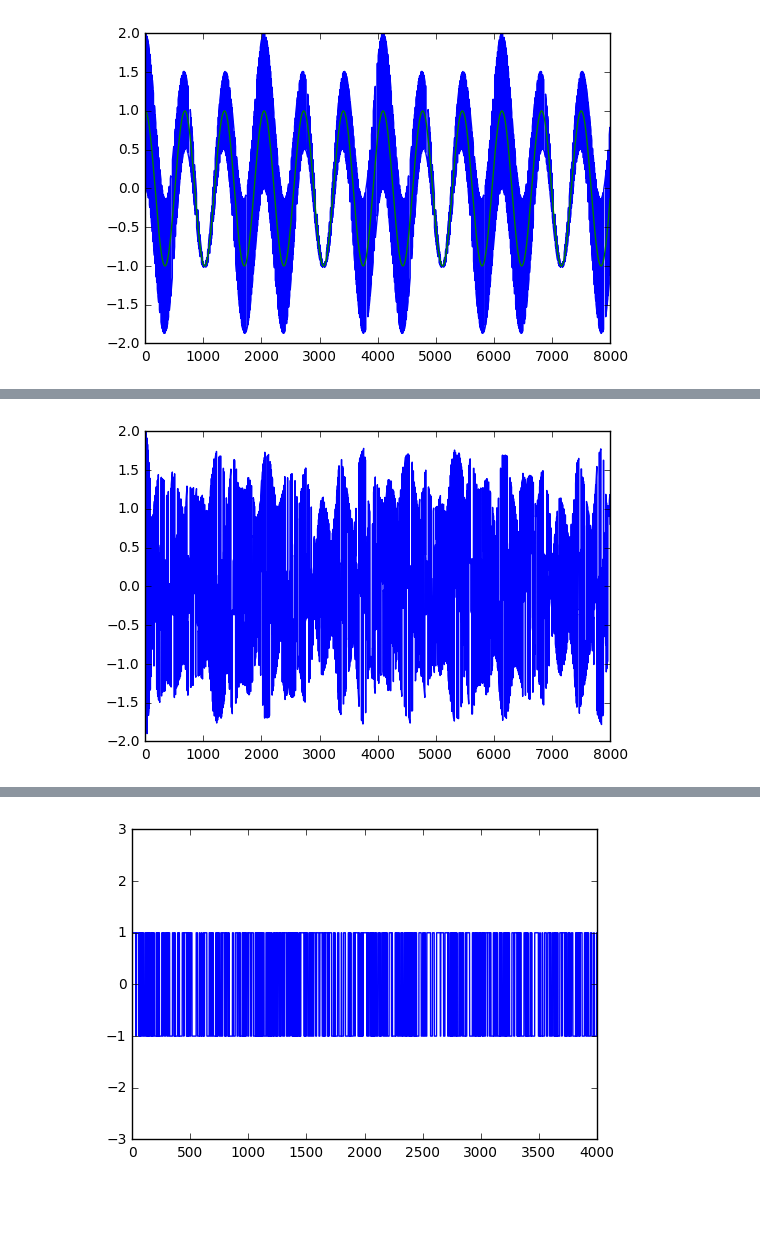
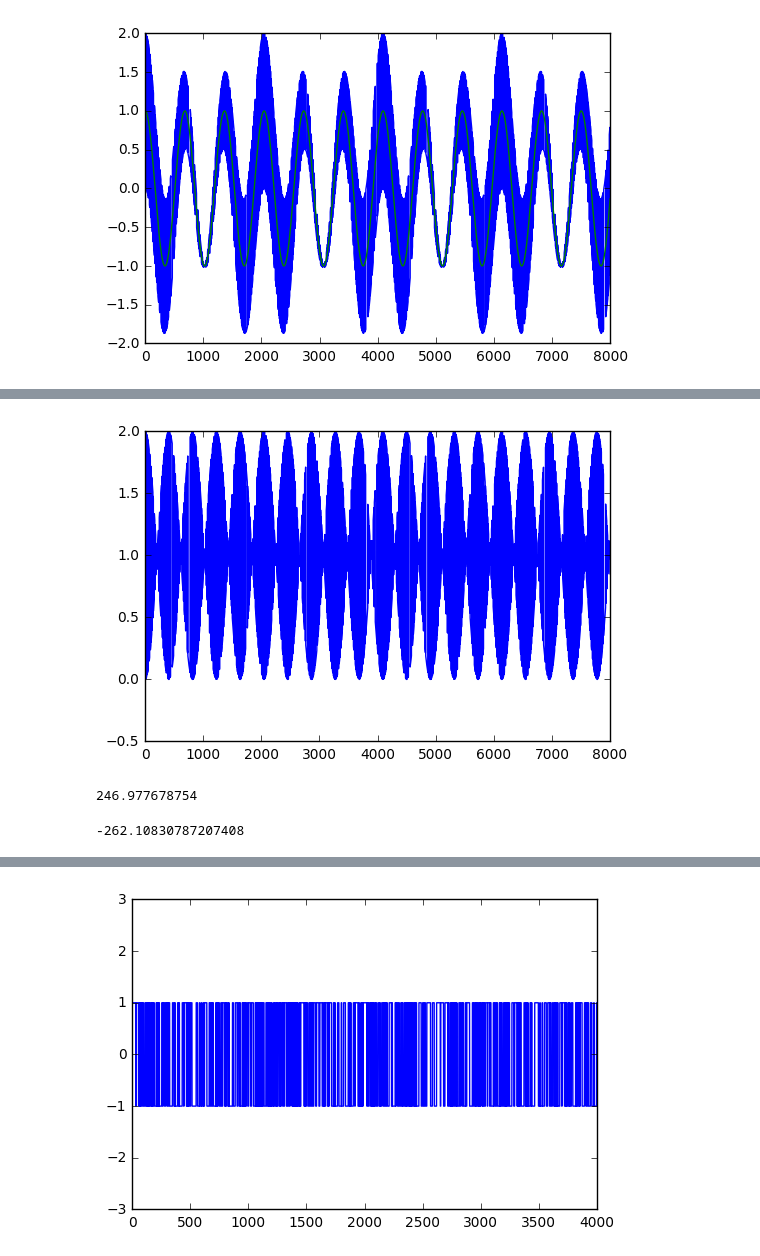
Before and after one commit to psas/gps, a Jupyter notebook: notebooks/Carrier_Tracking.ipynb, the cells around one changed output, grey strips where cells are left out. Cells and saved outputs as stored; diff of their text form; code cells hidden in the pictures; blank space fills up the shorter version.

```diff
--- a/notebooks/Carrier_Tracking.ipynb
+++ b/notebooks/Carrier_Tracking.ipynb
@@ -174,9 +174,16 @@ plt.plot()
 []
-# %%
-plt.plot(signalboth/refWave)
-plt.show()
-# %% [output]
-[figure, removed]
+# %%
+demod = pop1/refWave
+plt.plot(demod)
+plt.show()
+
+print(sum(code1 * np.real(demod)))
+
+sum(code1 * np.imag(demod))
+# %% [output]
+[figure, added]
+246.977678754
+-262.10830787207408
 # %%
 data = IQData()
 
```
Also changed, not shown: parts of 3 cells of this notebook.
